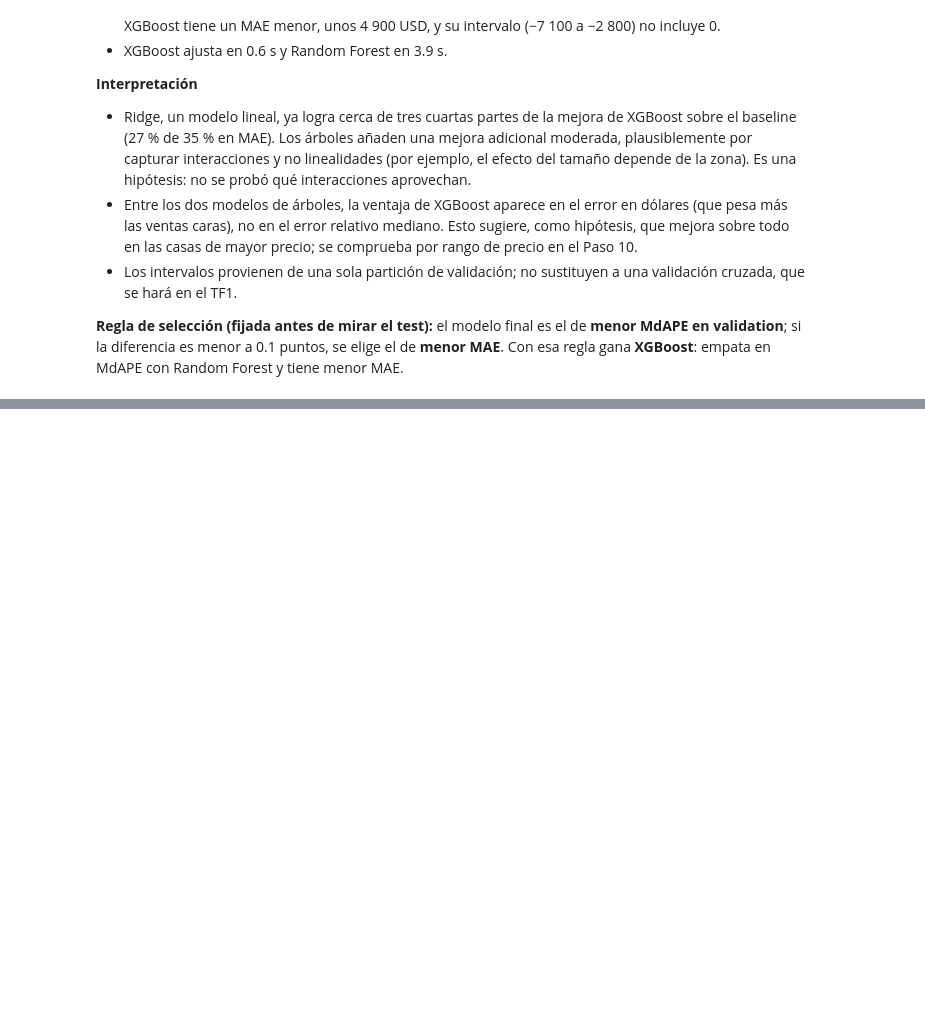
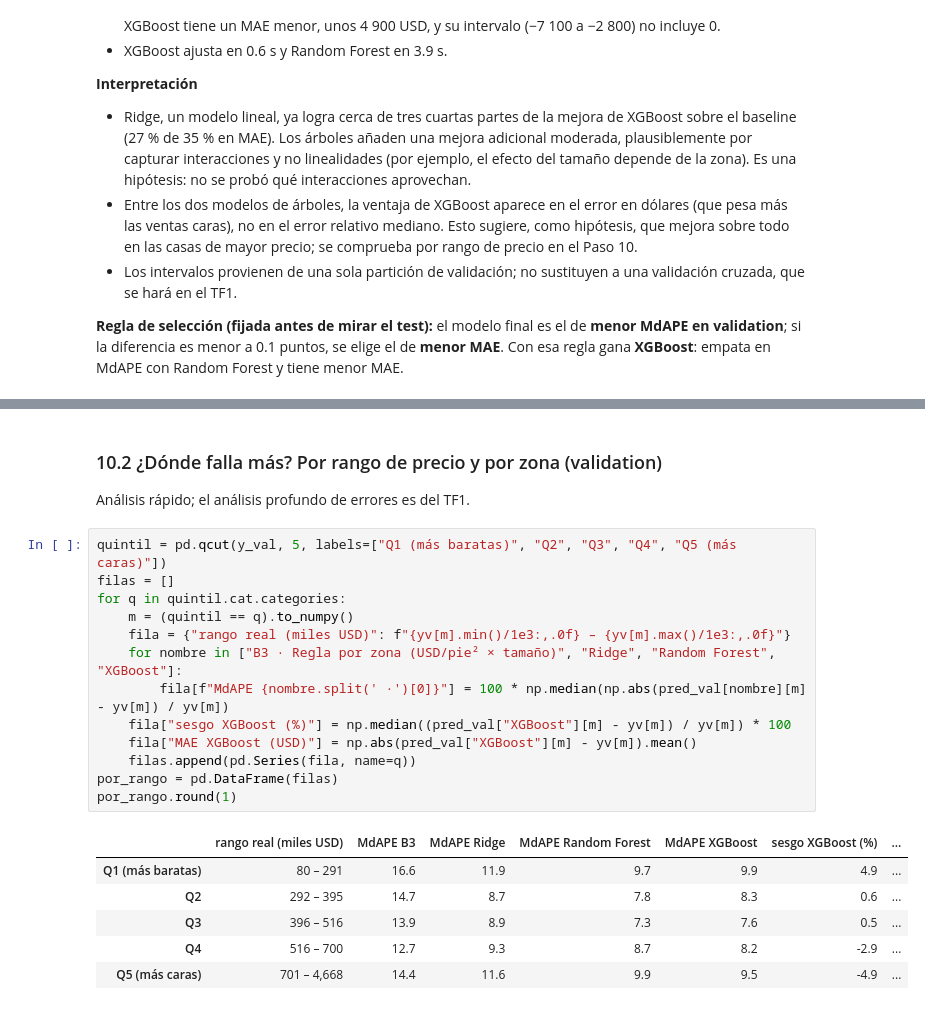
Before and after one commit to lvanCR/cc209-precios-inmobiliarios, a Jupyter notebook: notebooks/04_baseline_y_modelos.ipynb, the cells around one changed output, grey strips where cells are left out. Cells and saved outputs as stored; diff of their text form; blank space fills up the shorter version.

Commit message:
feat: evaluacion preliminar, analisis por rango y zona, y test final (paso 10)

```diff
--- a/notebooks/04_baseline_y_modelos.ipynb
+++ b/notebooks/04_baseline_y_modelos.ipynb
@@ -532,0 +573,23 @@ Con esa regla gana **XGBoost**: empata en MdAPE con Random Forest y tiene menor
+# %% [markdown]
+### 10.2 ¿Dónde falla más? Por rango de precio y por zona (validation)
+Análisis rápido; el análisis profundo de errores es del TF1.
+# %%
+quintil = pd.qcut(y_val, 5, labels=["Q1 (más baratas)", "Q2", "Q3", "Q4", "Q5 (más caras)"])
+filas = []
+for q in quintil.cat.categories:
+    m = (quintil == q).to_numpy()
+    fila = {"rango real (miles USD)": f"{yv[m].min()/1e3:,.0f} – {yv[m].max()/1e3:,.0f}"}
+    for nombre in ["B3 · Regla por zona (USD/pie² × tamaño)", "Ridge", "Random Forest", "XGBoost"]:
+        fila[f"MdAPE {nombre.split(' ·')[0]}"] = 100 * np.median(np.abs(pred_val[nombre][m] - yv[m]) / yv[m])
+    fila["sesgo XGBoost (%)"] = np.median((pred_val["XGBoost"][m] - yv[m]) / yv[m]) * 100
+    fila["MAE XGBoost (USD)"] = np.abs(pred_val["XGBoost"][m] - yv[m]).mean()
+    filas.append(pd.Series(fila, name=q))
+por_rango = pd.DataFrame(filas)
+por_rango.round(1)
+# %% [output]
+|  | rango real (miles USD) | MdAPE B3 | MdAPE Ridge | MdAPE Random Forest | MdAPE XGBoost | sesgo XGBoost (%) | ... |
+| Q1 (más baratas) | 80 – 291 | 16.6 | 11.9 | 9.7 | 9.9 | 4.9 | ... |
+| Q2 | 292 – 395 | 14.7 | 8.7 | 7.8 | 8.3 | 0.6 | ... |
+| Q3 | 396 – 516 | 13.9 | 8.9 | 7.3 | 7.6 | 0.5 | ... |
+| Q4 | 516 – 700 | 12.7 | 9.3 | 8.7 | 8.2 | -2.9 | ... |
+| Q5 (más caras) | 701 – 4,668 | 14.4 | 11.6 | 9.9 | 9.5 | -4.9 | ... |
```
Also changed, not shown: parts of 11 cells of this notebook, 2 other files.
